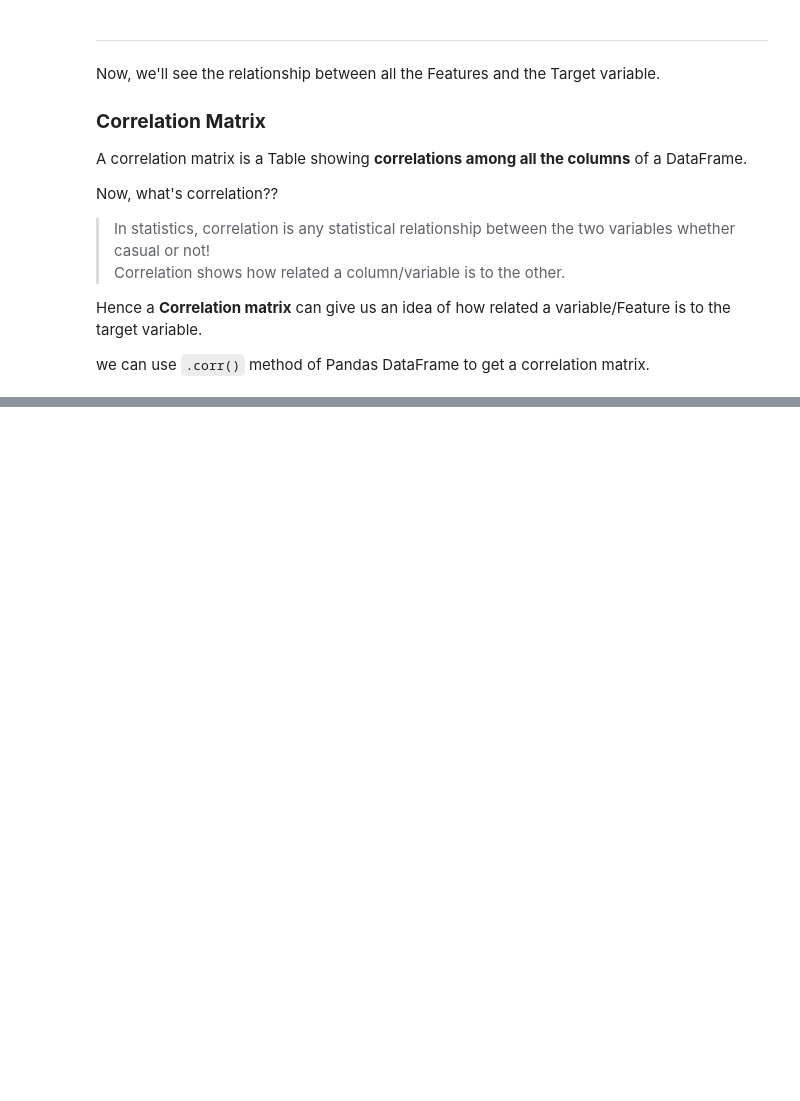
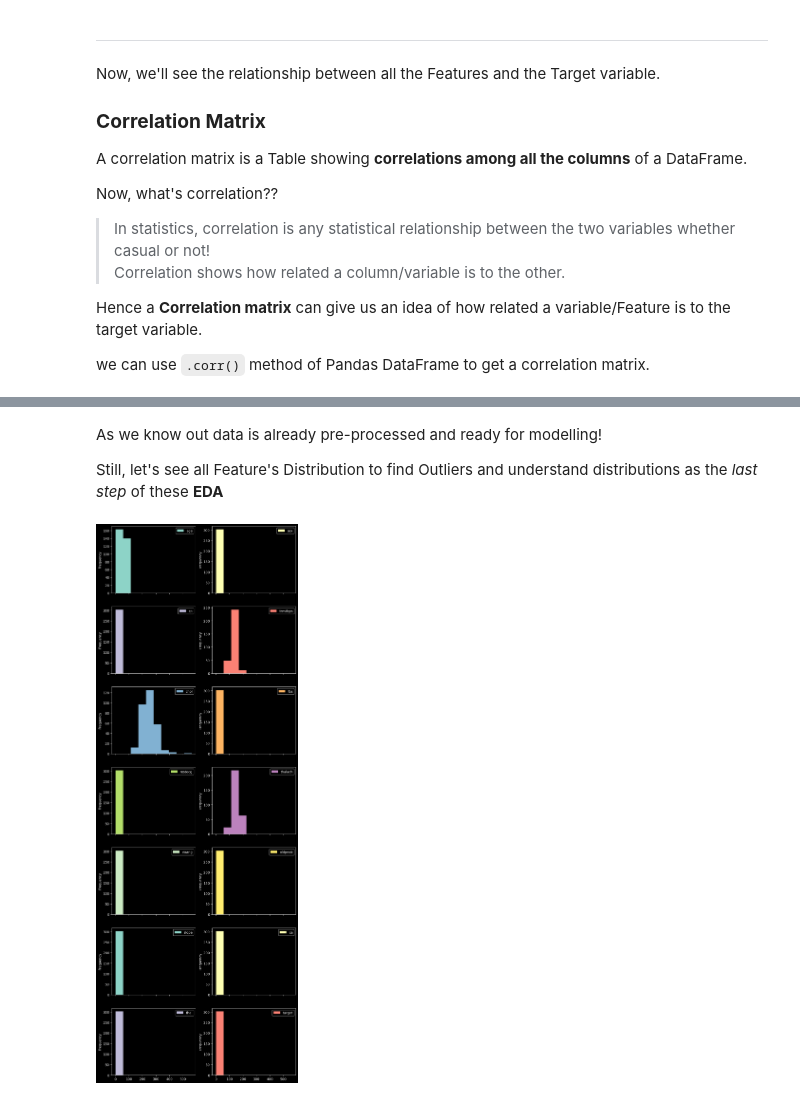
Before and after one commit to DarkDk123/Simple-Heart-disease-classification, a Jupyter notebook: Heart-disease-model.ipynb, the cells around one changed output, grey strips where cells are left out. Saved outputs shown, nothing was run; the diff lists cells and outputs as text; code cells hidden in the pictures; blank space fills up the shorter version.

Commit message:
Completed EDA
* Explored the data sufficiently
* It does not need to be much preprocessed, it's clean
* Now just data splitting is needed

```diff
--- a/Heart-disease-model.ipynb
+++ b/Heart-disease-model.ipynb
@@ -583,0 +614,13 @@ plt.show()
+# %% [markdown]
+As we know out data is already pre-processed and ready for modelling!
+
+Still, let's see all Feature's Distribution to find Outliers and understand distributions as the *last step* of these **EDA**
+# %%
+# Plotting histograms as subplots
+heart_disease_df.plot.hist(subplots=True, layout=(7, 2), figsize=(10, 30))
+plt.show()
+
+# Clearly, we have no outliers.
+# And most of the distributions are b/w 0 and 1
+# %% [output]
+[figure, added]
```
Also changed, not shown: parts of 5 cells of this notebook.
